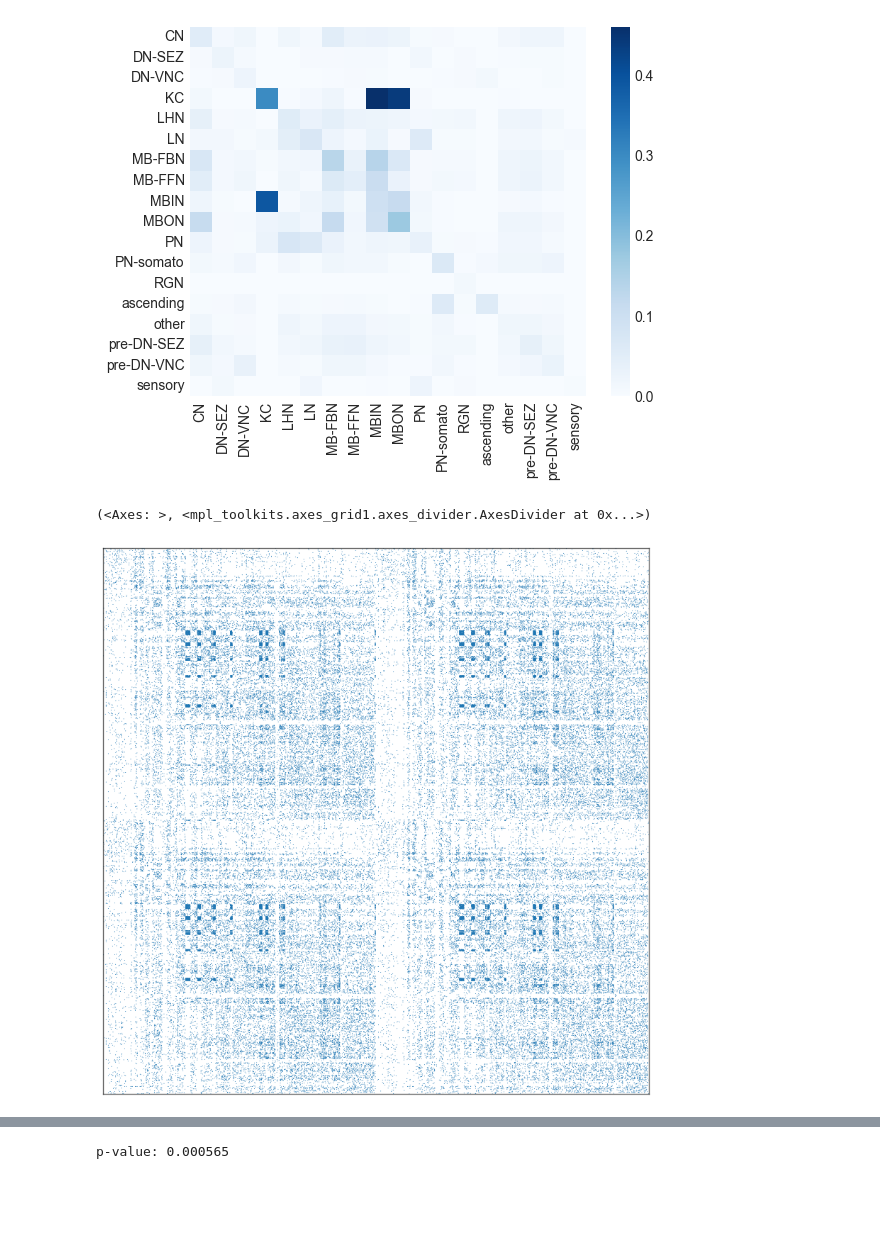
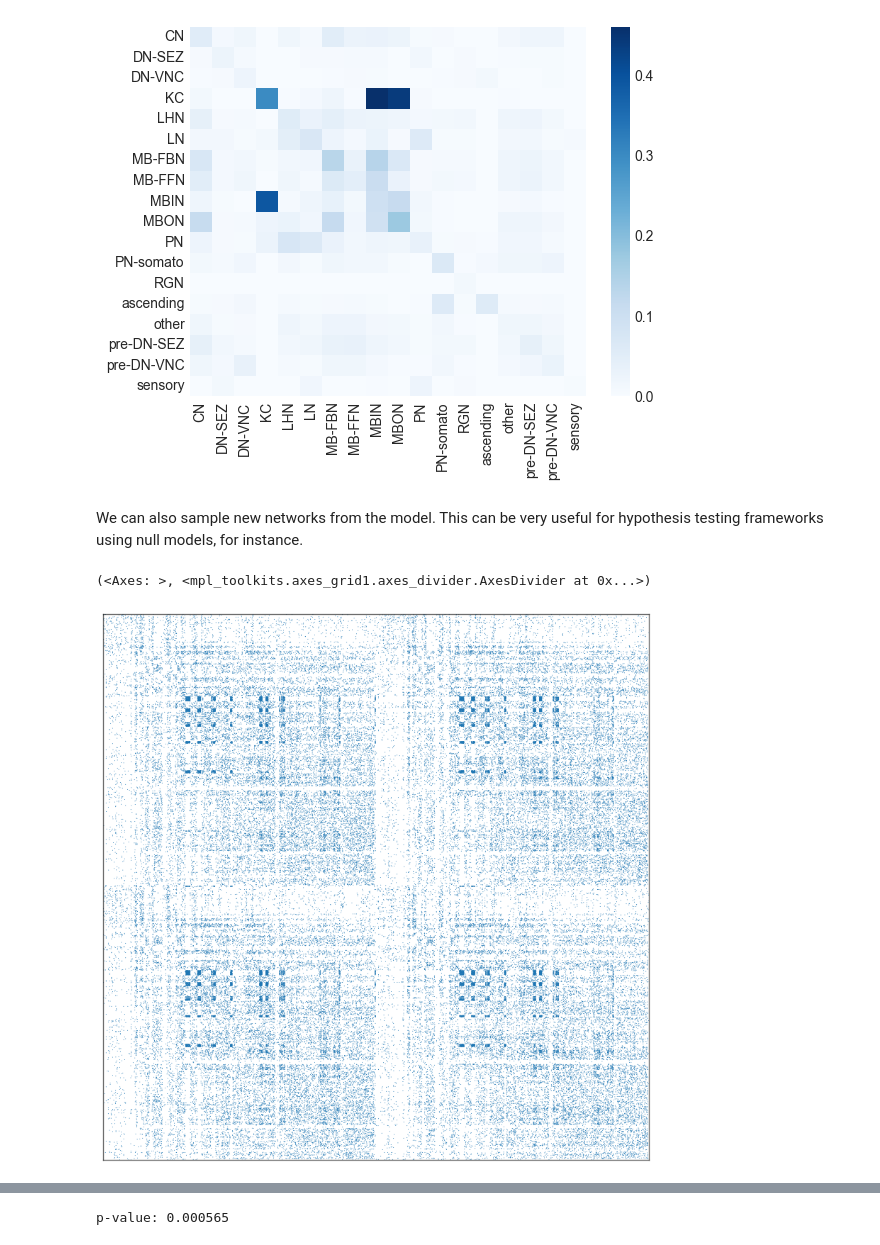
Before and after one commit to neurodata/graspologic-demo, a Jupyter notebook: demo.ipynb, the cells around one changed output, grey strips where cells are left out. Cells and saved outputs as stored; diff of their text form; code cells hidden in the pictures; blank space fills up the shorter version.

```diff
--- a/demo.ipynb
+++ b/demo.ipynb
@@ -253,10 +258,13 @@ sns.heatmap(block_probabilities, cmap="Blues")
 # %% [output]
 <Axes: >
 [figure]
+# %% [markdown]
+We can also sample new networks from the model. This can be very useful for hypothesis
+testing frameworks using null models, for instance.
 # %%
-# sampled_adjacency = estimator.sample()[0]
+sampled_adjacency = estimator.sample()[0]
 
-# adjplot(sampled_adjacency, plot_type="scattermap", sizes=(0.5, 0.5))
+adjplot(sampled_adjacency, plot_type="scattermap", sizes=(0.5, 0.5))
 # %% [output]
 (<Axes: >, <mpl_toolkits.axes_grid1.axes_divider.AxesDivider at 0x...>)
-[figure, old version]
+[figure, new version]
```
Also changed, not shown: parts of 7 cells of this notebook.
